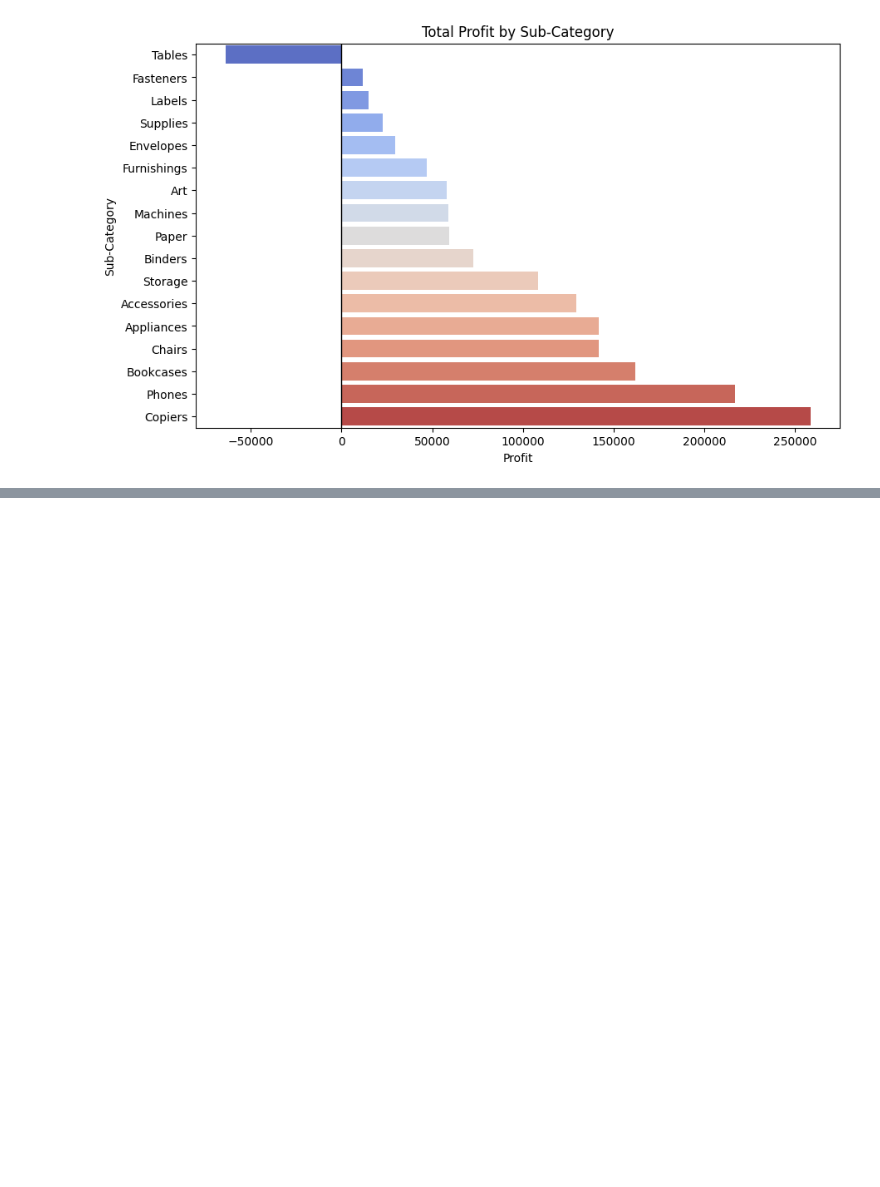
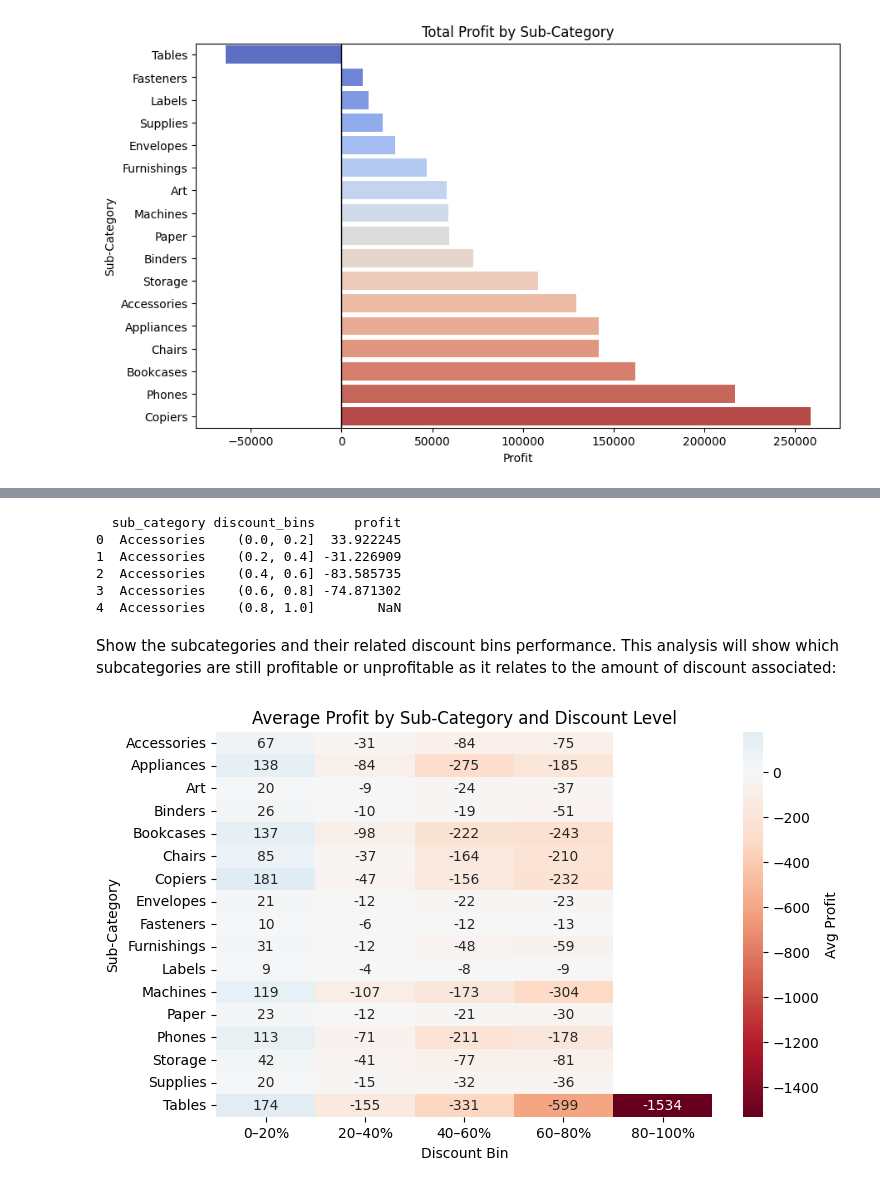
Before and after one commit to Mammirati15/superstore-analysis, a Jupyter notebook: notebooks/01_preprocessing_eda.ipynb, the cells around one changed output, grey strips where cells are left out. Cells and saved outputs as stored; diff of their text form; code cells hidden in the pictures; blank space fills up the shorter version.

```diff
--- a/notebooks/01_preprocessing_eda.ipynb
+++ b/notebooks/01_preprocessing_eda.ipynb
@@ -323,0 +360,44 @@ Passing `palette` without assigning `hue` is deprecated and will be removed in v
+# %%
+discount_subcat_profit = (
+    original_df
+    .groupby(['sub_category', 'discount_bins'])['profit']
+    .mean()
+    .reset_index()
+)
+
+print(discount_subcat_profit.head())
+# %% [output]
+  sub_category discount_bins     profit
+0  Accessories    (0.0, 0.2]  33.922245
+1  Accessories    (0.2, 0.4] -31.226909
+2  Accessories    (0.4, 0.6] -83.585735
+3  Accessories    (0.6, 0.8] -74.871302
+4  Accessories    (0.8, 1.0]        NaN
+# %% [markdown]
+Show the subcategories and their related discount bins performance.  This analysis will show which subcategories are still profitable or unprofitable as it relates to the amount of discount associated:
+# %%
+original_df['discount_bins'] = pd.cut(
+    original_df['discount'],
+    bins=[0, 0.2, 0.4, 0.6, 0.8, 1.0],
+    labels=['0–20%', '20–40%', '40–60%', '60–80%', '80–100%'],
+    include_lowest=True
+)
+
+# Group by sub-category and discount bin to average profit
+profit_table = (
+    original_df
+    .groupby(['sub_category','discount_bins'])['profit']
+    .mean()
+    .unstack()        # makes discount bins into columns
+)
+
+# NaNs are left blank automatically
+plt.figure(figsize=(8,5))
+sns.heatmap(profit_table, annot=True, fmt=".0f", cmap="RdBu", center=0,
+            cbar_kws={'label': 'Avg Profit'})
+plt.title("Average Profit by Sub-Category and Discount Level")
+plt.xlabel("Discount Bin")
+plt.ylabel("Sub-Category")
+plt.show()
+# %% [output]
+[figure, added]
```
Also changed, not shown: parts of 6 cells of this notebook.
